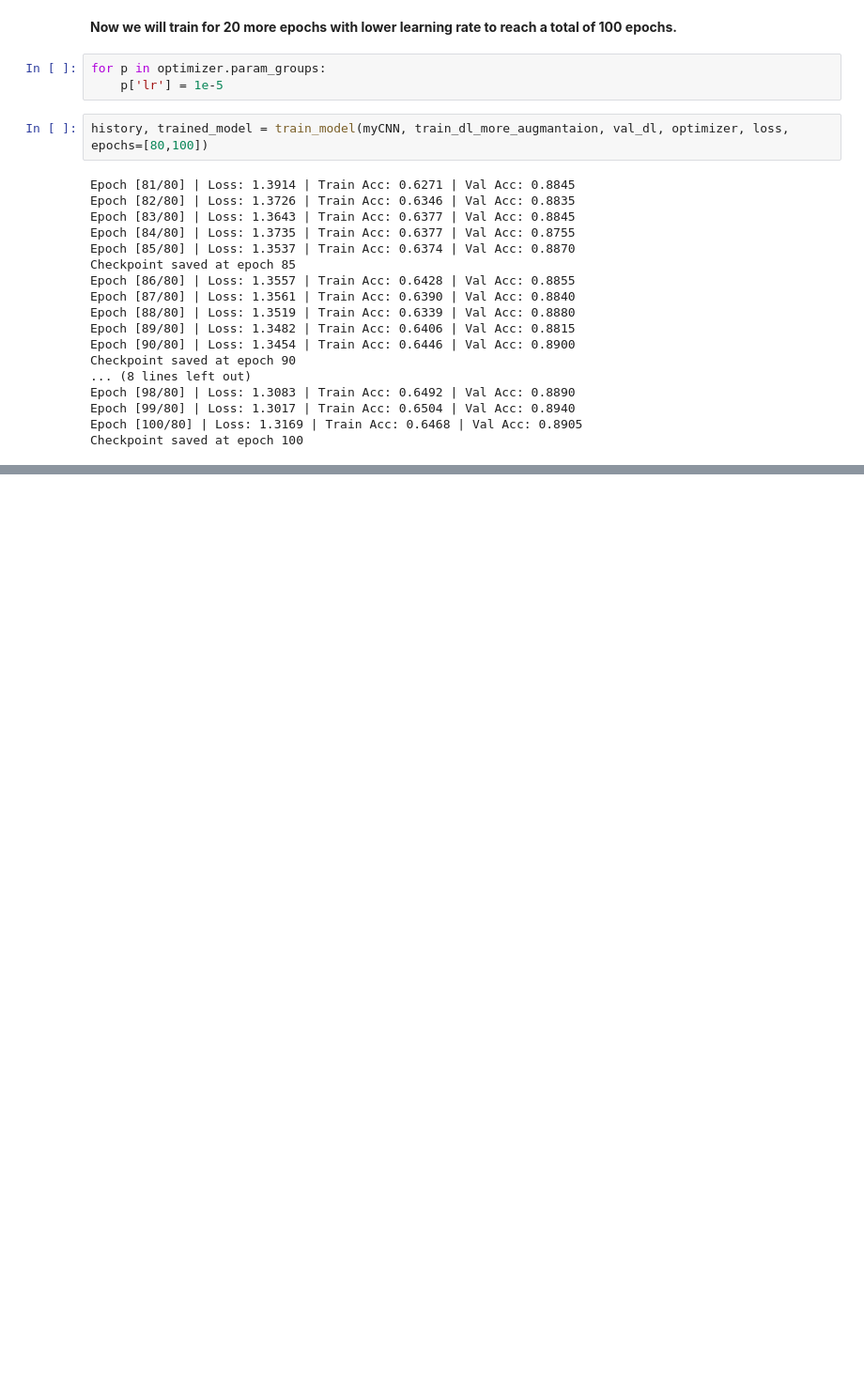
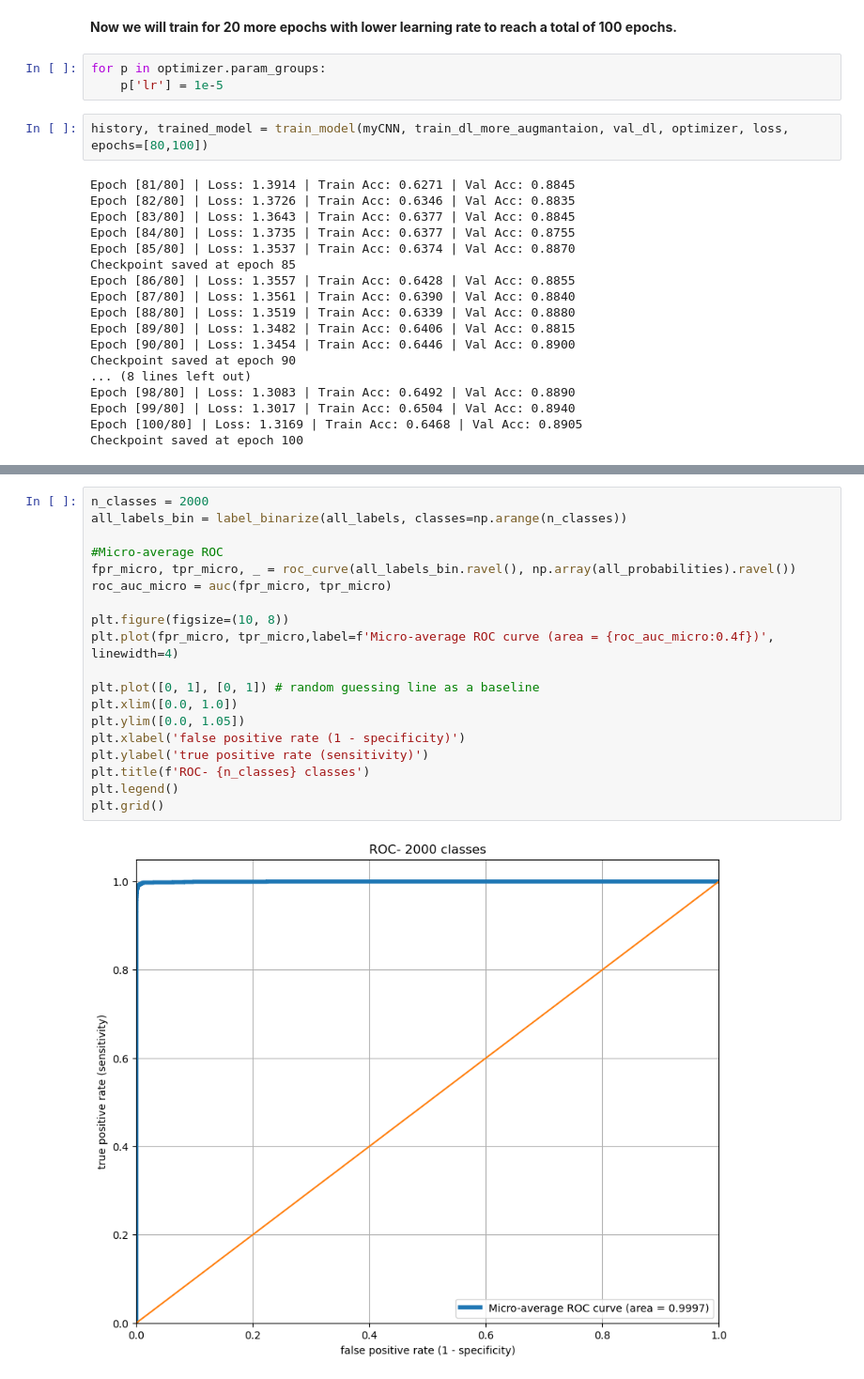
Before and after one commit to Mahmoud-N-Elmallah/robust-iris-biometric-auth-system-cv, a Jupyter notebook: Model_building.ipynb, the cells around one changed output, grey strips where cells are left out. Shown at 94% size. Cells and saved outputs as stored; diff of their text form; blank space fills up the shorter version.

```diff
--- a/Model_building.ipynb
+++ b/Model_building.ipynb
@@ -344,0 +384,21 @@ Checkpoint saved at epoch 100
+# %%
+n_classes = 2000
+all_labels_bin = label_binarize(all_labels, classes=np.arange(n_classes))
+
+#Micro-average ROC
+fpr_micro, tpr_micro, _ = roc_curve(all_labels_bin.ravel(), np.array(all_probabilities).ravel())
+roc_auc_micro = auc(fpr_micro, tpr_micro)
+
+plt.figure(figsize=(10, 8))
+plt.plot(fpr_micro, tpr_micro,label=f'Micro-average ROC curve (area = {roc_auc_micro:0.4f})', linewidth=4)
+
+plt.plot([0, 1], [0, 1]) # random guessing line as a baseline
+plt.xlim([0.0, 1.0])
+plt.ylim([0.0, 1.05])
+plt.xlabel('false positive rate (1 - specificity)')
+plt.ylabel('true positive rate (sensitivity)')
+plt.title(f'ROC- {n_classes} classes')
+plt.legend()
+plt.grid()
+# %% [output]
+[figure, added]
```
Also changed, not shown: parts of 9 cells of this notebook.
